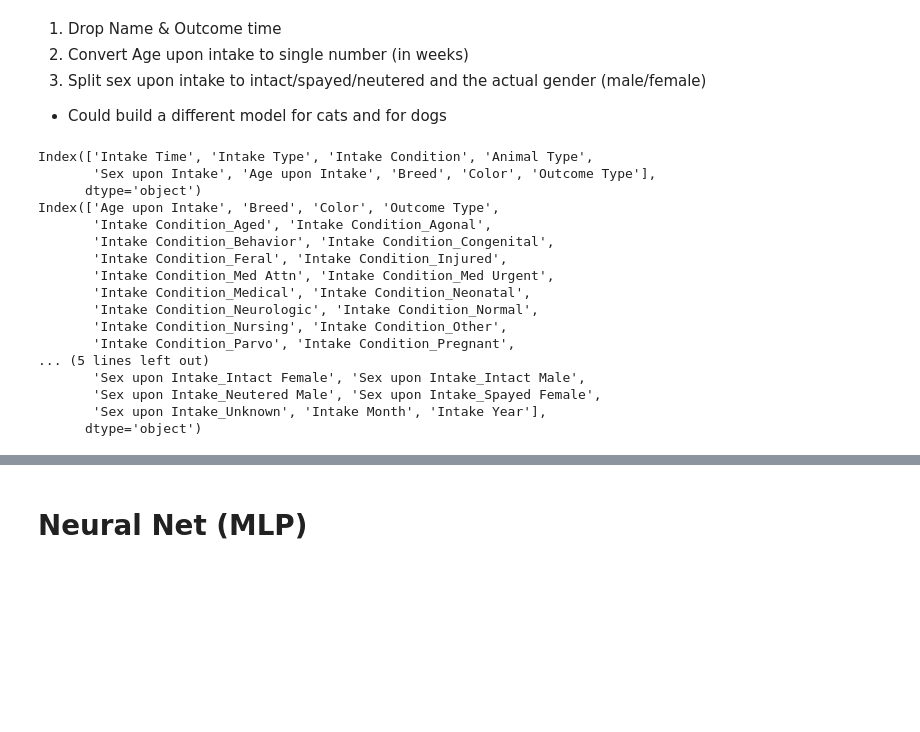
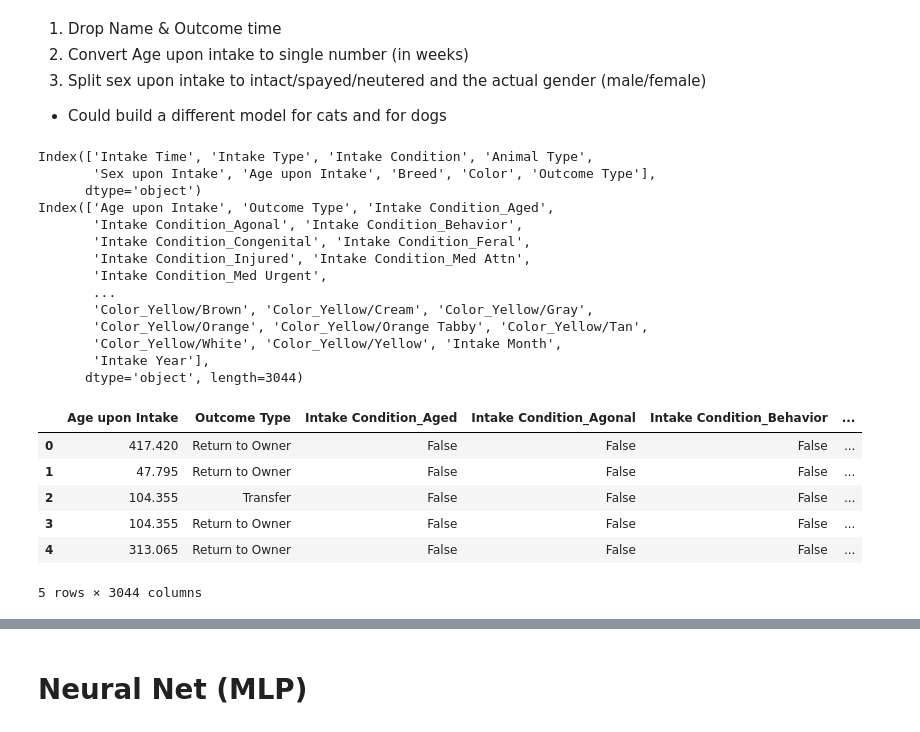
Before and after one commit to Sarcovora/ML_Class_Competition, a Jupyter notebook: data_inspection.ipynb, the cells around one changed output, grey strips where cells are left out. Drawn from its saved outputs; the diff is of its cells as text; code cells hidden in the pictures; blank space fills up the shorter version.

```diff
--- a/data_inspection.ipynb
+++ b/data_inspection.ipynb
@@ -51,30 +62,14 @@ def extract_month_year(df, column='Intake Time'):
 # %%
-train_data = pd.read_csv('train.csv', header=0)
-train_data = train_data.drop(columns=['Id', 'Name', 'Outcome Time'])
-train_data = train_data.drop(columns=['Found Location', 'Date of Birth'])
-train_data = train_data.dropna()
-print(train_data.columns)
-train_data = pd.get_dummies(train_data, columns=['Intake Condition', 'Intake Type', 'Animal Type', 'Sex upon Intake'])
-train_data['Age upon Intake'] = train_data['Age upon Intake'].apply(convert_to_weeks)
-train_data = extract_month_year(train_data, column='Intake Time')
-train_data = train_data.drop(columns=['Intake Time'])
-print(train_data.columns)
-# train_data.head()
+def process_data(data):
+    data = data.drop(columns=['Id', 'Name', 'Outcome Time'])
+    data = data.drop(columns=['Found Location', 'Date of Birth'])
+    # data = data.drop(columns=['Breed', 'Color'])
+    data = data.dropna()
+    print(data.columns)
+    data = pd.get_dummies(data, columns=['Intake Condition', 'Intake Type', 'Animal Type', 'Sex upon Intake', 'Breed', 'Color'])
+    data['Age upon Intake'] = data['Age upon Intake'].apply(convert_to_weeks)
+    data = extract_month_year(data, column='Intake Time')
+    data = data.drop(columns=['Intake Time'])
+    print(data.columns)
+    data.head()
+    return data
-# %% [output]
-Index(['Intake Time', 'Intake Type', 'Intake Condition', 'Animal Type',
-       'Sex upon Intake', 'Age upon Intake', 'Breed', 'Color', 'Outcome Type'],
-      dtype='object')
-Index(['Age upon Intake', 'Breed', 'Color', 'Outcome Type',
-       'Intake Condition_Aged', 'Intake Condition_Agonal',
-       'Intake Condition_Behavior', 'Intake Condition_Congenital',
-       'Intake Condition_Feral', 'Intake Condition_Injured',
-       'Intake Condition_Med Attn', 'Intake Condition_Med Urgent',
-       'Intake Condition_Medical', 'Intake Condition_Neonatal',
-       'Intake Condition_Neurologic', 'Intake Condition_Normal',
-       'Intake Condition_Nursing', 'Intake Condition_Other',
-       'Intake Condition_Parvo', 'Intake Condition_Pregnant',
-... (5 lines left out)
-       'Sex upon Intake_Intact Female', 'Sex upon Intake_Intact Male',
-       'Sex upon Intake_Neutered Male', 'Sex upon Intake_Spayed Female',
-       'Sex upon Intake_Unknown', 'Intake Month', 'Intake Year'],
-      dtype='object')
@@ -88,3 +90,29 @@ Index(['Age upon Intake', 'Breed', 'Color', 'Outcome Type',
+# %%
+train_data = pd.read_csv('train.csv', header=0)
+train_data = process_data(train_data)
+train_data.head()
+# %% [output]
+Index(['Intake Time', 'Intake Type', 'Intake Condition', 'Animal Type',
+       'Sex upon Intake', 'Age upon Intake', 'Breed', 'Color', 'Outcome Type'],
+      dtype='object')
+Index(['Age upon Intake', 'Outcome Type', 'Intake Condition_Aged',
+       'Intake Condition_Agonal', 'Intake Condition_Behavior',
+       'Intake Condition_Congenital', 'Intake Condition_Feral',
+       'Intake Condition_Injured', 'Intake Condition_Med Attn',
+       'Intake Condition_Med Urgent',
+       ...
+       'Color_Yellow/Brown', 'Color_Yellow/Cream', 'Color_Yellow/Gray',
+       'Color_Yellow/Orange', 'Color_Yellow/Orange Tabby', 'Color_Yellow/Tan',
+       'Color_Yellow/White', 'Color_Yellow/Yellow', 'Intake Month',
+       'Intake Year'],
+      dtype='object', length=3044)
+|  | Age upon Intake | Outcome Type | Intake Condition_Aged | Intake Condition_Agonal | Intake Condition_Behavior | ... |
+| 0 | 417.420 | Return to Owner | False | False | False | ... |
+| 1 | 47.795 | Return to Owner | False | False | False | ... |
+| 2 | 104.355 | Transfer | False | False | False | ... |
+| 3 | 104.355 | Return to Owner | False | False | False | ... |
+| 4 | 313.065 | Return to Owner | False | False | False | ... |
+5 rows × 3044 columns
 # %%
 test_data = pd.read_csv('test.csv', header=0)
 test_data.head()
```
Also changed, not shown: parts of 21 cells of this notebook, 2 other files.
